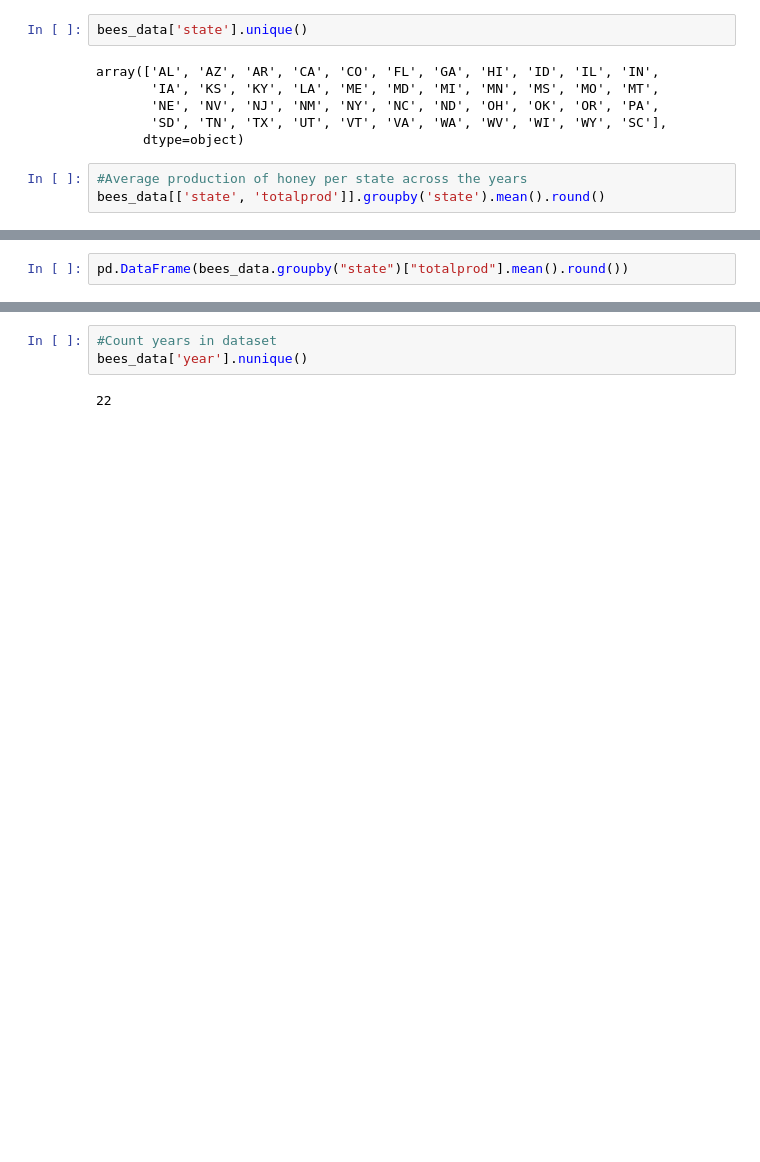
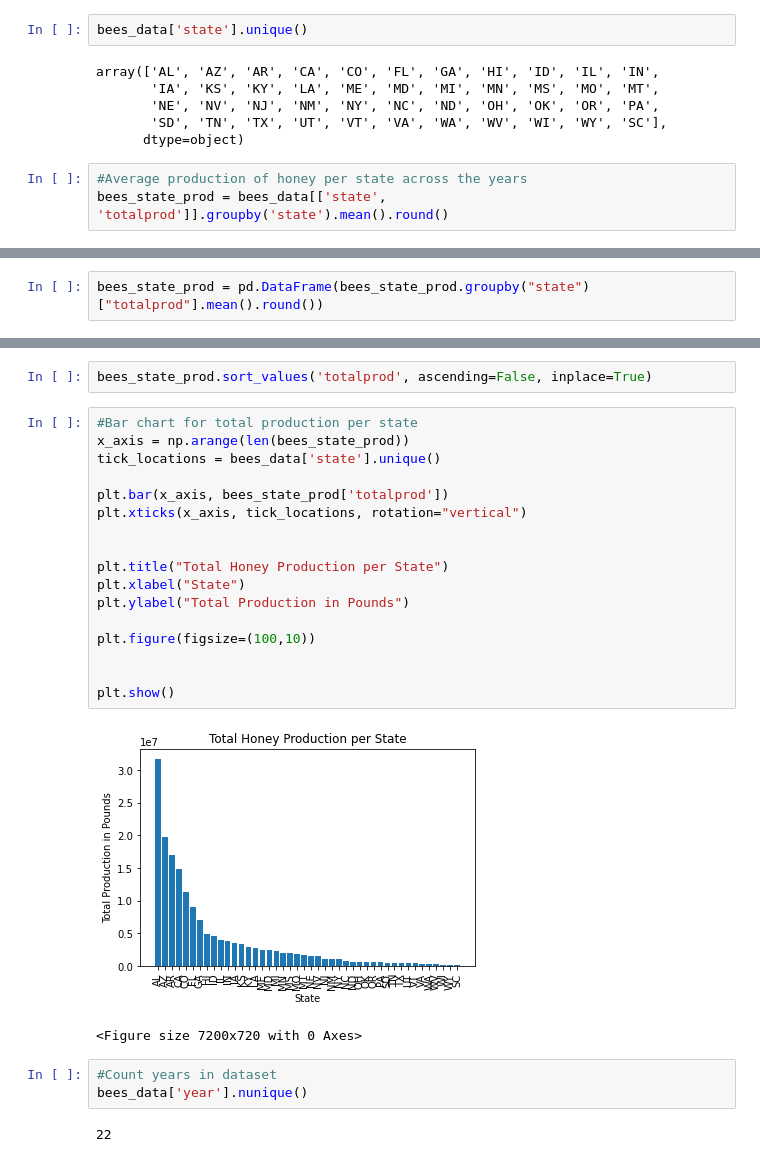
Before and after one commit to nataliaxmoreno/project-1-Group3, a Jupyter notebook: data sets/bee-code.ipynb, the cells around one changed output, grey strips where cells are left out. Drawn from its saved outputs; the diff is of its cells as text; blank space fills up the shorter version.

```diff
--- a/data sets/bee-code.ipynb
+++ b/data sets/bee-code.ipynb
@@ -49,4 +49,4 @@ array(['AL', 'AZ', 'AR', 'CA', 'CO', 'FL', 'GA', 'HI', 'ID', 'IL', 'IN',
       dtype=object)
 # %%
 #Average production of honey per state across the years
-bees_data[['state', 'totalprod']].groupby('state').mean().round()
+bees_state_prod = bees_data[['state', 'totalprod']].groupby('state').mean().round()
@@ -72,2 +53,2 @@ bees_data[['state', 'totalprod']].groupby('state').mean().round()
 # %%
-pd.DataFrame(bees_data.groupby("state")["totalprod"].mean().round())
+bees_state_prod = pd.DataFrame(bees_state_prod.groupby("state")["totalprod"].mean().round())
@@ -93,3 +76,25 @@ pd.DataFrame(bees_data.groupby("state")["totalprod"].mean().round())
+# %%
+bees_state_prod.sort_values('totalprod', ascending=False, inplace=True)
+# %%
+#Bar chart for total production per state
+x_axis = np.arange(len(bees_state_prod))
+tick_locations = bees_data['state'].unique()
+
+plt.bar(x_axis, bees_state_prod['totalprod'])
+plt.xticks(x_axis, tick_locations, rotation="vertical")
+
+
+plt.title("Total Honey Production per State")
+plt.xlabel("State")
+plt.ylabel("Total Production in Pounds")
+
+plt.figure(figsize=(100,10))
+
+
+plt.show()
+# %% [output]
+[figure, added]
+<Figure size 7200x720 with 0 Axes>
 # %%
 #Count years in dataset
 bees_data['year'].nunique()
```
Also changed, not shown: parts of 3 cells of this notebook.
